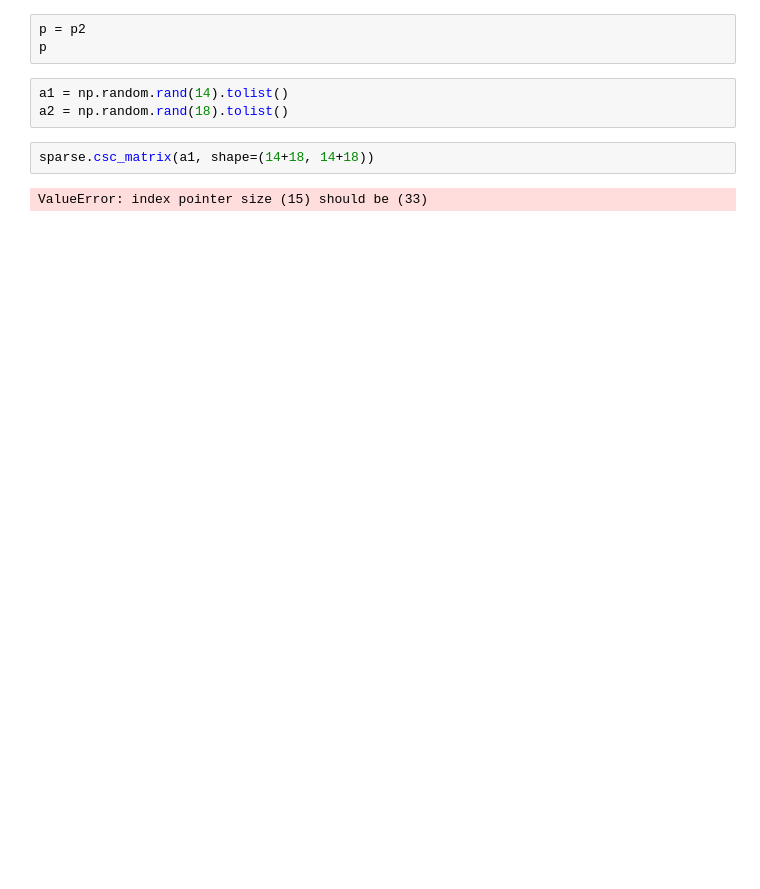
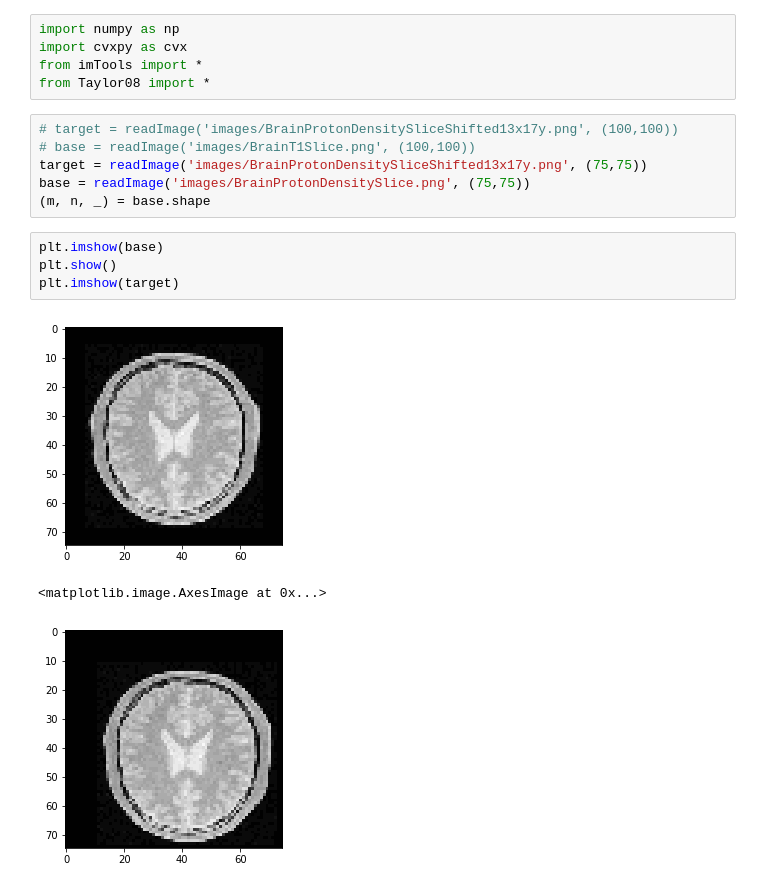
Before and after one commit to briancknight/masters-thesis, a Jupyter notebook: ConvexRegistration/testCoeffs.ipynb, the cells around one changed output. Drawn from its saved outputs; the diff is of its cells as text; blank space fills up the shorter version.

```diff
--- a/ConvexRegistration/testCoeffs.ipynb
+++ b/ConvexRegistration/testCoeffs.ipynb
@@ -280,10 +1,19 @@ p1 = TaylorNewtonStepTest(Ax, Ay, Iz, C, b, s, d, d2, p, 10)
-# %%
-p = p2
-p
-# %%
-a1 = np.random.rand(14).tolist()
-a2 = np.random.rand(18).tolist()
-# %%
-sparse.csc_matrix(a1, shape=(14+18, 14+18))
-# %% [output]
-ValueError: index pointer size (15) should be (33)
+# %%
+import numpy as np
+import cvxpy as cvx
+from imTools import *
+from Taylor08 import *
+# %%
+# target = readImage('images/BrainProtonDensitySliceShifted13x17y.png', (100,100))
+# base = readImage('images/BrainT1Slice.png', (100,100))
+target = readImage('images/BrainProtonDensitySliceShifted13x17y.png', (75,75))
+base = readImage('images/BrainProtonDensitySlice.png', (75,75))
+(m, n, _) = base.shape
+# %%
+plt.imshow(base)
+plt.show()
+plt.imshow(target)
+# %% [output]
+[figure, added]
+<matplotlib.image.AxesImage at 0x...>
+[figure, added]
```
Also changed, not shown: parts of 38 cells of this notebook, 47 other files.
